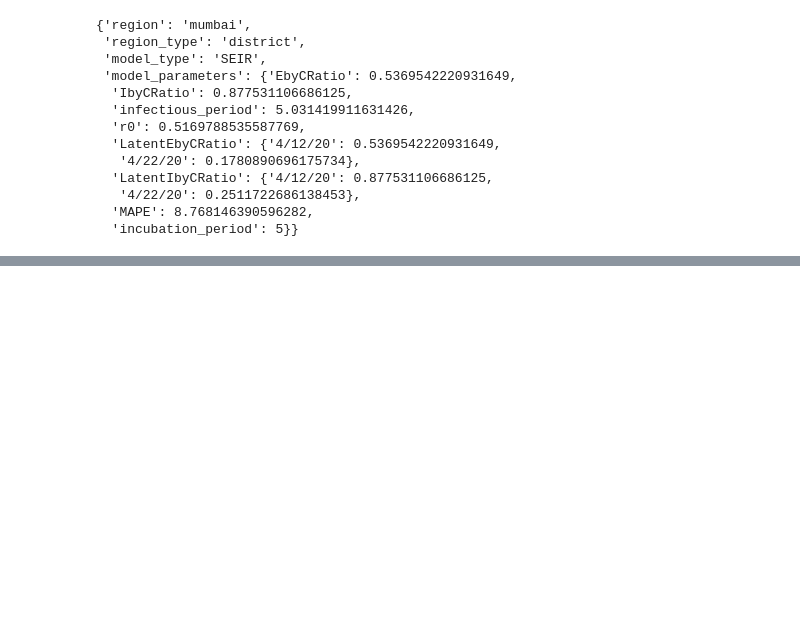
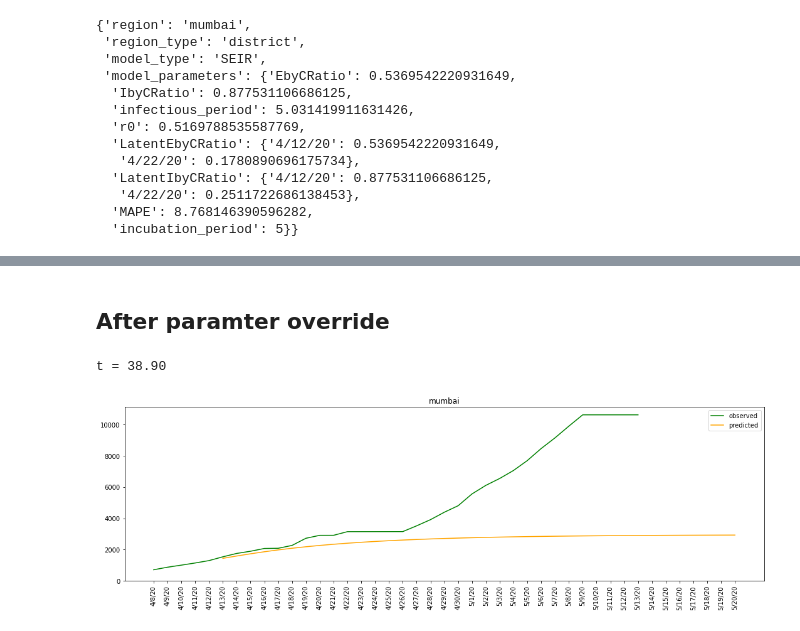
Before and after one commit to dishamakhija/covid19-india, a Jupyter notebook: covid19-library/src/SEIR_Scenario_Modeling_v0.ipynb, the cells around one changed output, grey strips where cells are left out. Cells and saved outputs as stored; diff of their text form; code cells hidden in the pictures; blank space fills up the shorter version.

```diff
--- a/covid19-library/src/SEIR_Scenario_Modeling_v0.ipynb
+++ b/covid19-library/src/SEIR_Scenario_Modeling_v0.ipynb
@@ -492,0 +561,14 @@ model_params
+# %% [markdown]
+## After paramter override
+# %%
+param_override = {'r0': 1.1}
+updated_params = override_parameters(model_params, param_override)
+run_day = '4/12/20'
+forecast_start_date = '4/13/20'
+forecast_end_date = '5/20/20'
+actual_start_date = '4/8/20'
+plot(updated_params, run_day, forecast_start_date,
+     forecast_end_date, actual_start_date)
+# %% [output]
+t = 38.90
+[figure, added]
```
Also changed, not shown: parts of 8 cells of this notebook, 4 other files.
